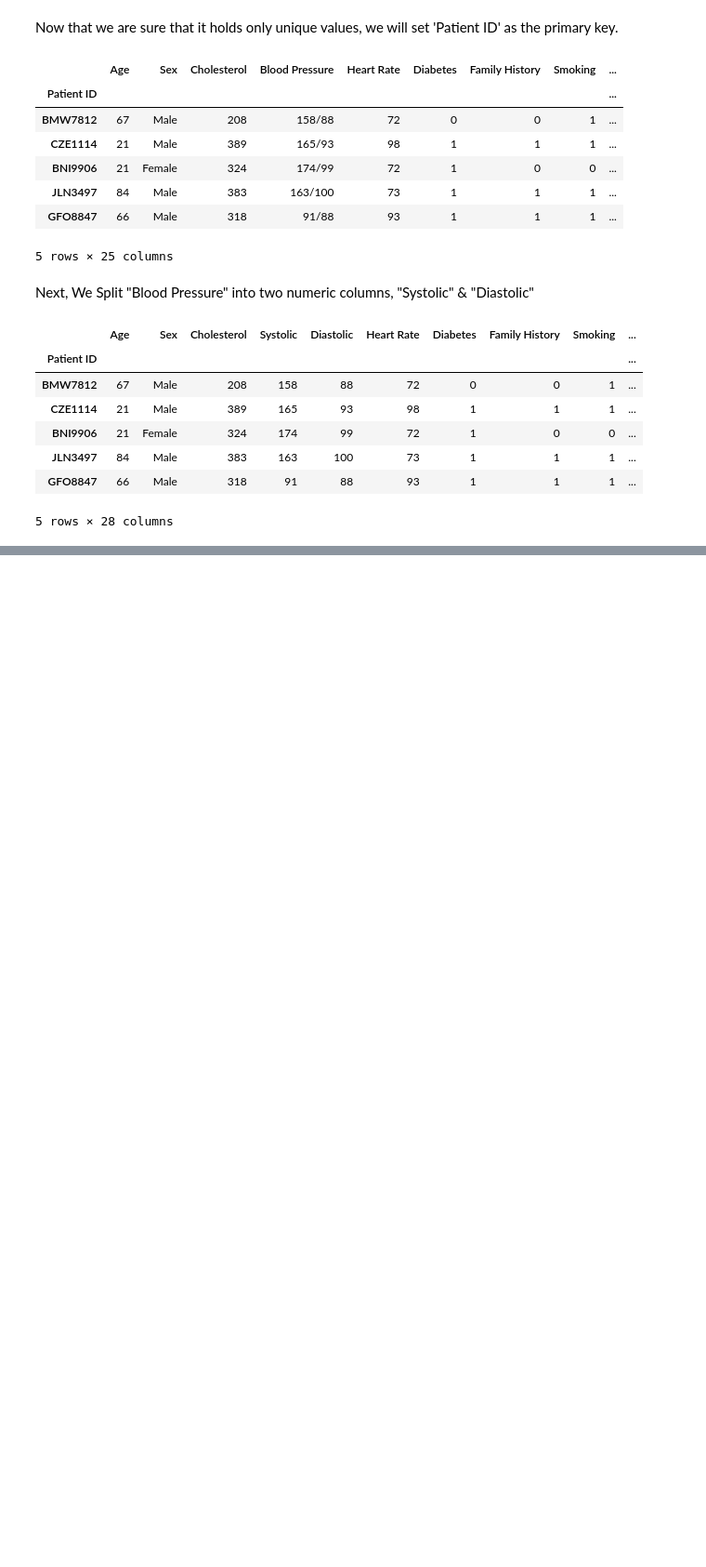
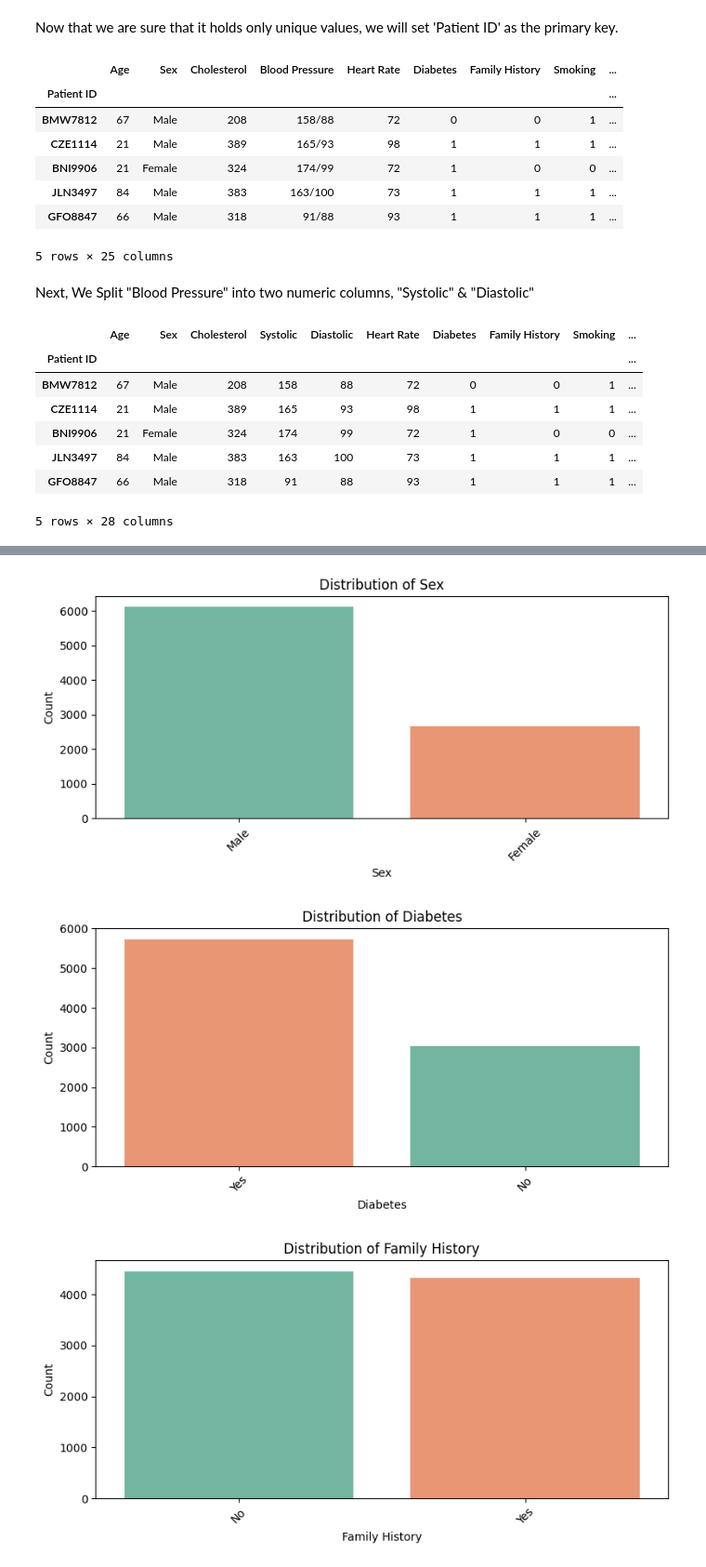
Before and after one commit to taimoorbinnasir/Heart-Attack-Risk-Prediction, a Jupyter notebook: group10_main.ipynb, the cells around one changed output, grey strips where cells are left out. Shown: that part at 93% size. Cells and saved outputs as stored; diff of their text form; code cells hidden in the pictures; blank space fills up the shorter version.

```diff
--- a/group10_main.ipynb
+++ b/group10_main.ipynb
@@ -163,0 +173,36 @@ df.head()
+# %%
+df['Sex'] = df['Sex'].replace({'M': 'Male', 'F': 'Female'})
+df['Diabetes'] = df['Diabetes'].replace({1: 'Yes', 0: 'No', 'Yes': 'Yes', 'No': 'No'})
+df['Family History'] = df['Family History'].replace({1: 'Yes', 0: 'No'})
+df['Smoking'] = df['Smoking'].replace({1: 'Smoker', 0: 'Non-Smoker'})
+df['Obesity'] = df['Obesity'].replace({1: 'Obese', 0: 'Not Obese'})
+df['Alcohol Consumption'] = df['Alcohol Consumption'].replace({1: 'Consumes Alcohol', 0: 'Doesnt consume alcohol'})
+df['Previous Heart Problems'] = df['Previous Heart Problems'].replace({1: 'Yes', 0: 'No'})
+df['Medication Use'] = df['Medication Use'].replace({1: 'Yes', 0: 'No'})
+# %%
+
+categorical_cols = ['Sex', 'Diabetes', 'Family History', 'Smoking', 'Obesity',
+                    'Alcohol Consumption', 'Diet', 'Previous Heart Problems',
+                    'Medication Use', 'Continent', 'Hemisphere']
+
+for col in categorical_cols:
+    plt.figure(figsize=(8, 4))
+    sns.countplot(x=df[col], hue=df[col], palette='Set2', order=df[col].value_counts().index, legend=False)
+    plt.title(f'Distribution of {col}')
+    plt.xlabel(col)
+    plt.ylabel('Count')
+    plt.xticks(rotation=45)
+    plt.tight_layout()
+    plt.show()
+
+plt.figure(figsize=(12, 6))
+sns.countplot(y=df['Country'], order=df['Country'].value_counts().index, palette='Set2',hue=df['Country'],)
+plt.title('Distribution by Country')
+plt.xlabel('Count')
+plt.ylabel('Country')
+plt.tight_layout()
+plt.show()
+# %% [output]
+[figure, added]
+[figure, added]
+[figure, added]
```
Also changed, not shown: parts of 4 cells of this notebook.
